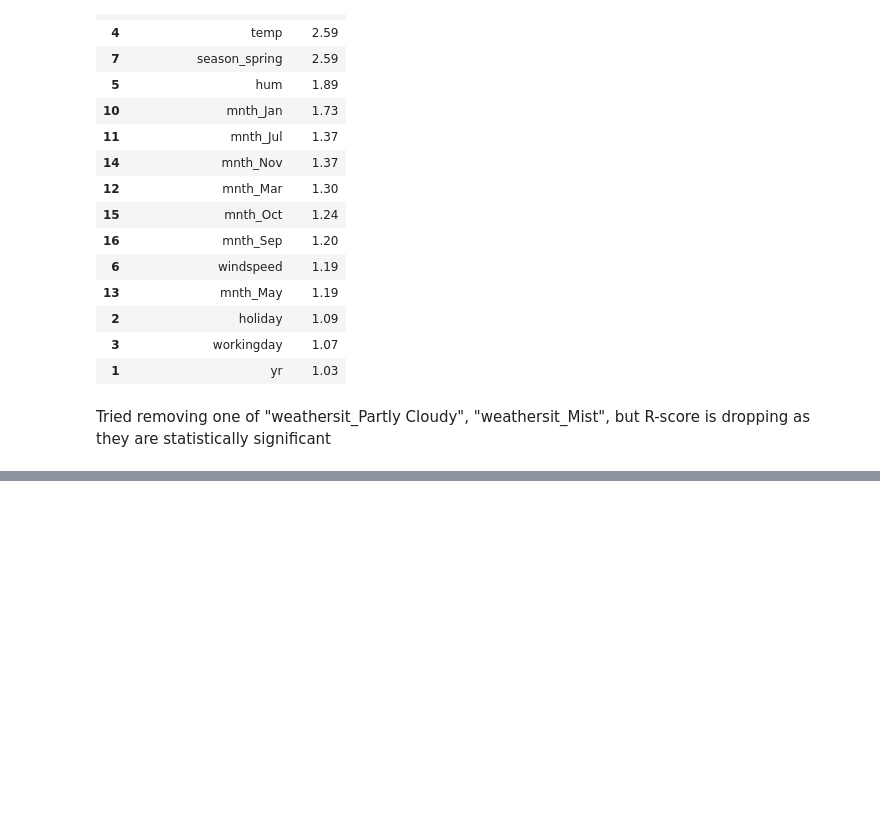
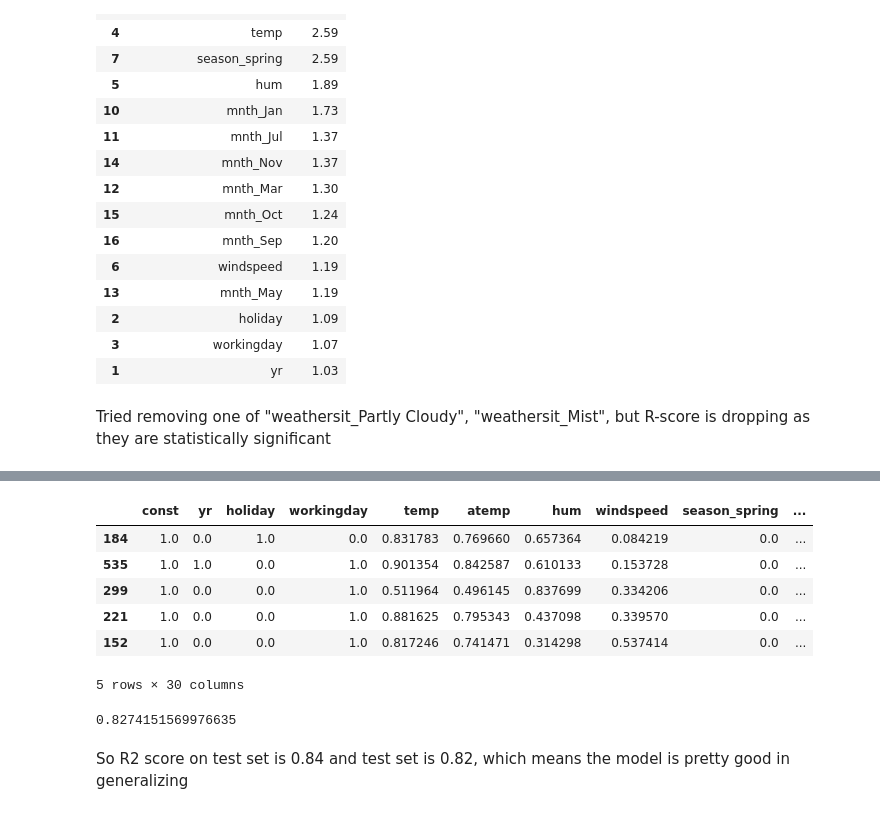
Before and after one commit to somanadhrentala/prediction-of-demand-for-shared-bikes, a Jupyter notebook: linear_regression_case_study.ipynb, the cells around one changed output, grey strips where cells are left out. Cells and saved outputs as stored; diff of their text form; code cells hidden in the pictures; blank space fills up the shorter version.

```diff
--- a/linear_regression_case_study.ipynb
+++ b/linear_regression_case_study.ipynb
@@ -478,0 +509,11 @@ Tried removing one of "weathersit_Partly Cloudy", "weathersit_Mist", but R-score
+# %%
+x_test_sm = sm.add_constant(x_test)
+x_test_sm.head()
+# %% [output]
+|  | const | yr | holiday | workingday | temp | atemp | hum | windspeed | season_spring | ... |
+| 184 | 1.0 | 0.0 | 1.0 | 0.0 | 0.831783 | 0.769660 | 0.657364 | 0.084219 | 0.0 | ... |
+| 535 | 1.0 | 1.0 | 0.0 | 1.0 | 0.901354 | 0.842587 | 0.610133 | 0.153728 | 0.0 | ... |
+| 299 | 1.0 | 0.0 | 0.0 | 1.0 | 0.511964 | 0.496145 | 0.837699 | 0.334206 | 0.0 | ... |
+| 221 | 1.0 | 0.0 | 0.0 | 1.0 | 0.881625 | 0.795343 | 0.437098 | 0.339570 | 0.0 | ... |
+| 152 | 1.0 | 0.0 | 0.0 | 1.0 | 0.817246 | 0.741471 | 0.314298 | 0.537414 | 0.0 | ... |
+5 rows × 30 columns
@@ -478,0 +524,6 @@ Tried removing one of "weathersit_Partly Cloudy", "weathersit_Mist", but R-score
+# %%
+r2_score(y_true=y_test, y_pred=y_test_pred)
+# %% [output]
+0.8274151569976635
+# %% [markdown]
+So R2 score on test set is 0.84 and test set is 0.82, which means the model is pretty good in generalizing
```
Also changed, not shown: parts of 14 cells of this notebook.
